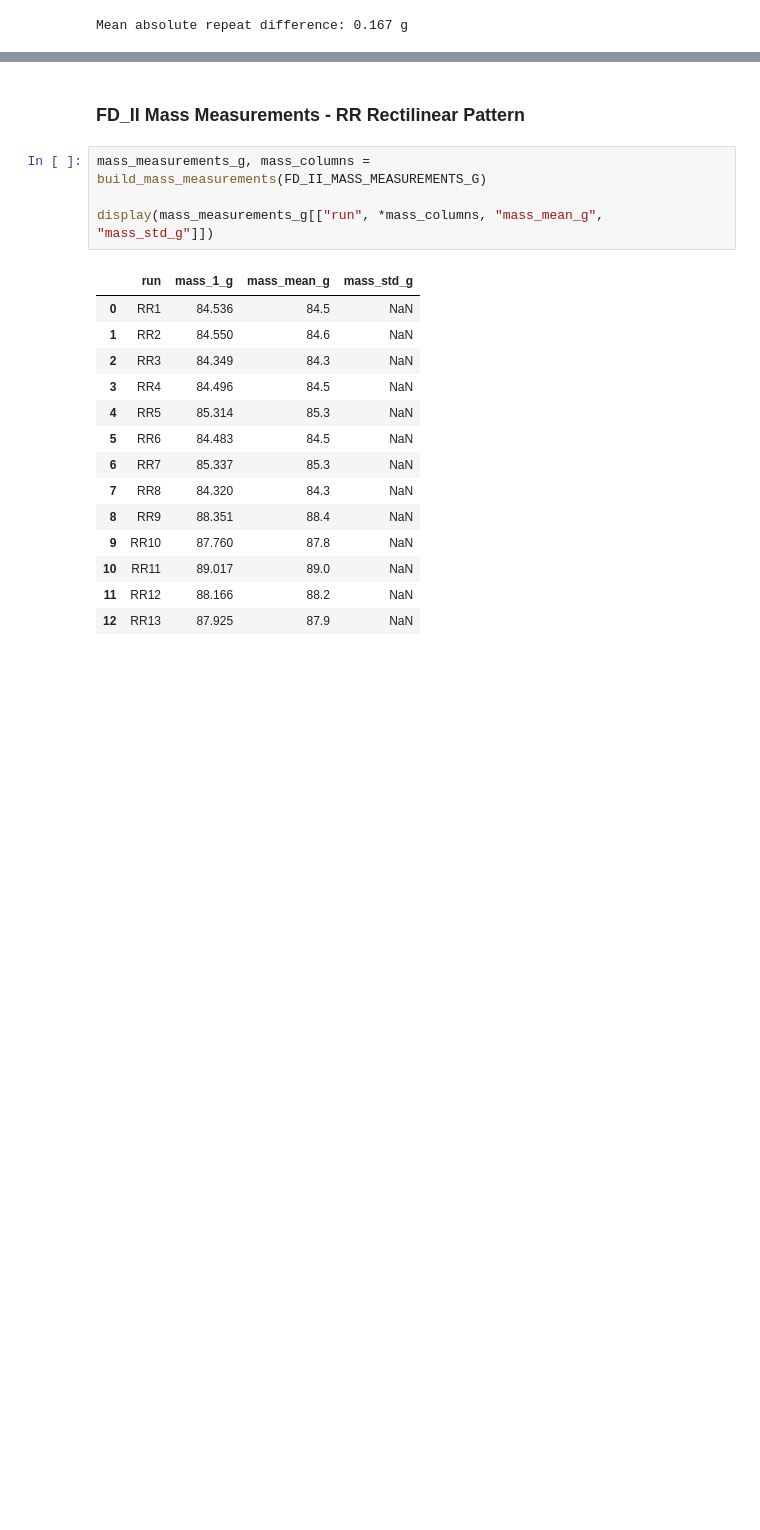
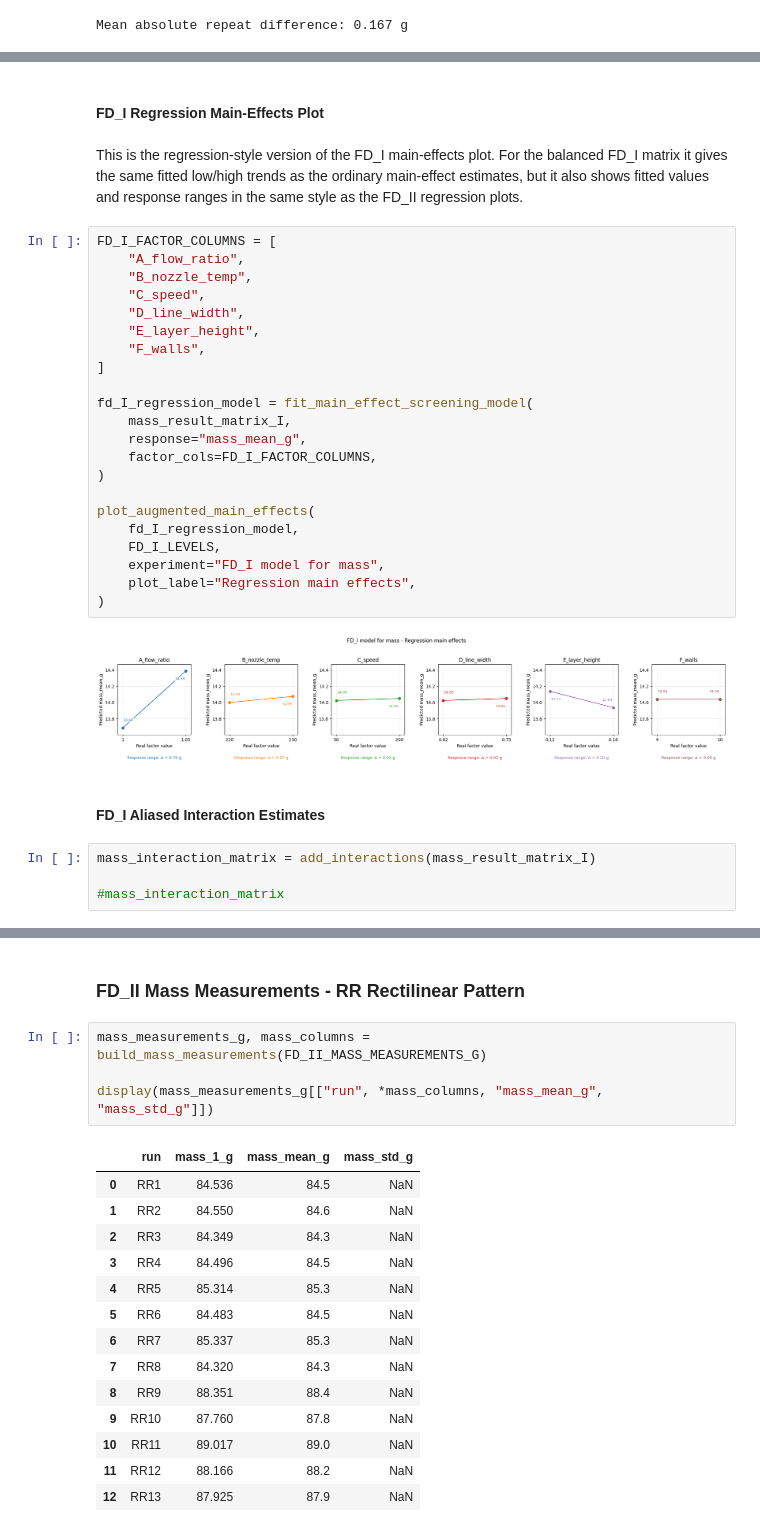
Before and after one commit to sarah813/3D_Printing_Project, a Jupyter notebook: DoE_pla_notebook.ipynb, the cells around one changed output, grey strips where cells are left out. Drawn from its saved outputs; the diff is of its cells as text; blank space fills up the shorter version.

```diff
--- a/DoE_pla_notebook.ipynb
+++ b/DoE_pla_notebook.ipynb
@@ -473,0 +373,35 @@ Mean absolute repeat difference: 0.167 g
+# %% [markdown]
+#### FD_I Regression Main-Effects Plot
+# %% [markdown]
+This is the regression-style version of the FD_I main-effects plot.
+For the balanced FD_I matrix it gives the same fitted low/high trends as the ordinary main-effect estimates, but it also shows fitted values and response ranges in the same style as the FD_II regression plots.
+# %%
+FD_I_FACTOR_COLUMNS = [
+    "A_flow_ratio",
+    "B_nozzle_temp",
+    "C_speed",
+    "D_line_width",
+    "E_layer_height",
+    "F_walls",
+]
+
+fd_I_regression_model = fit_main_effect_screening_model(
+    mass_result_matrix_I,
+    response="mass_mean_g",
+    factor_cols=FD_I_FACTOR_COLUMNS,
+)
+
+plot_augmented_main_effects(
+    fd_I_regression_model,
+    FD_I_LEVELS,
+    experiment="FD_I model for mass",
+    plot_label="Regression main effects",
+)
+# %% [output]
+[figure, added]
+# %% [markdown]
+#### FD_I Aliased Interaction Estimates
+# %%
+mass_interaction_matrix = add_interactions(mass_result_matrix_I)
+
+#mass_interaction_matrix
```
Also changed, not shown: parts of 113 cells of this notebook, 4 other files.
